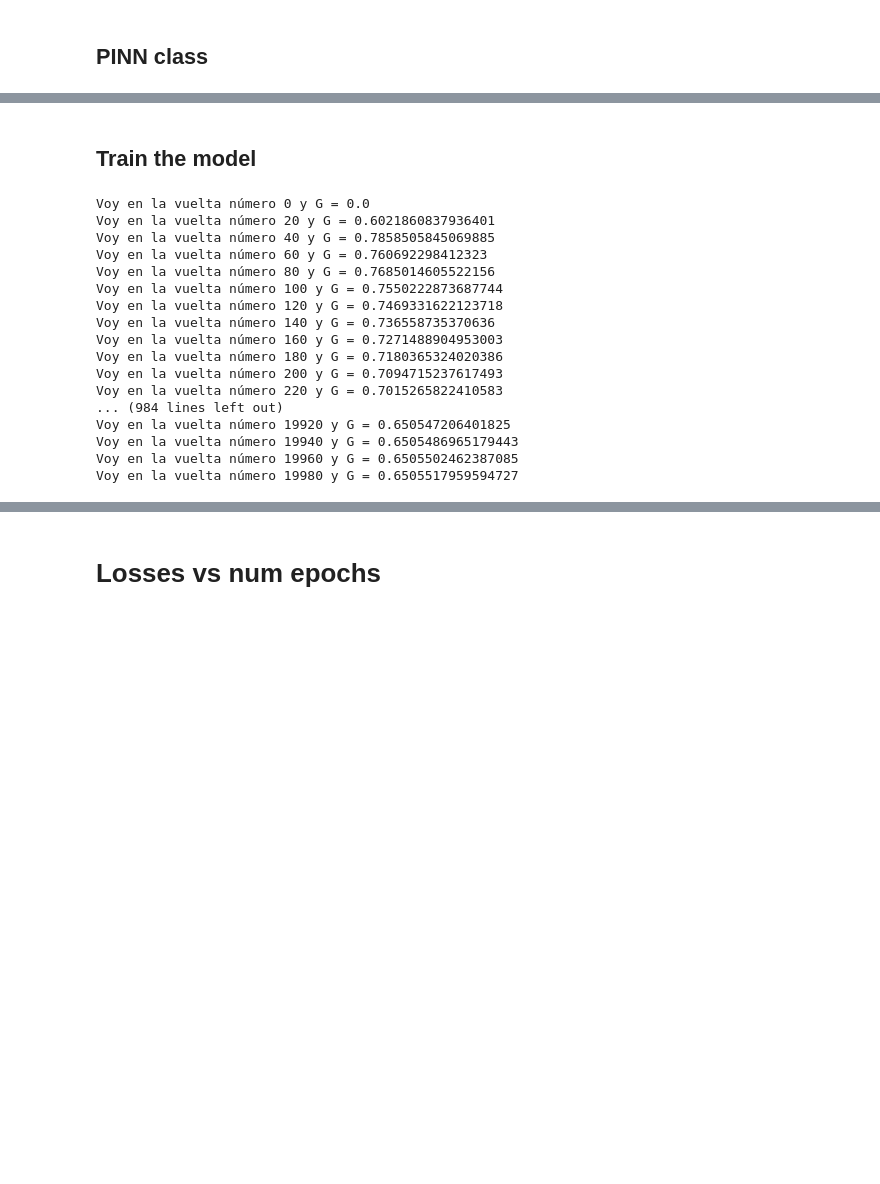
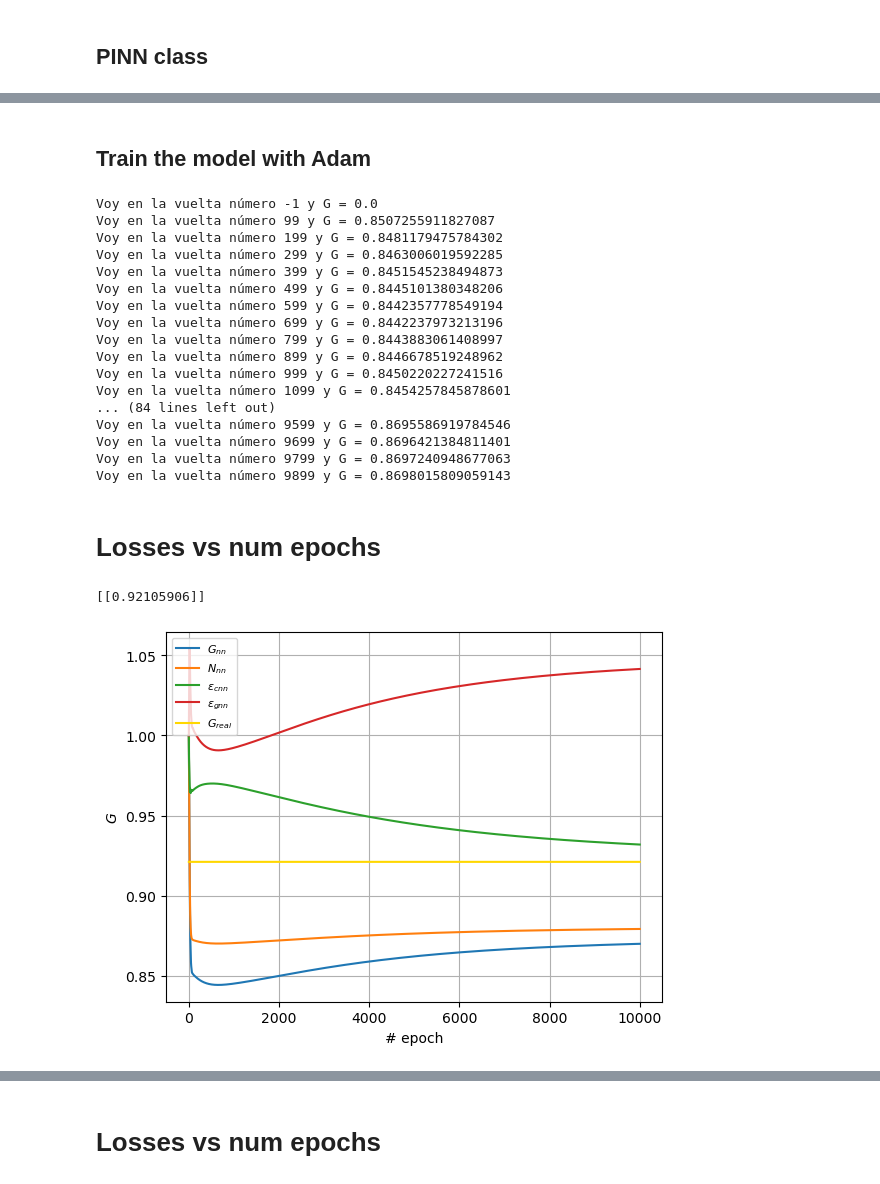
Before and after one commit to mvanzulli/Heat_Transfer_PINN, a Jupyter notebook: playground/Part2_torch.ipynb, the cells around one changed output, grey strips where cells are left out. Saved outputs shown, nothing was run; the diff lists cells and outputs as text; code cells hidden in the pictures; blank space fills up the shorter version.

```diff
--- a/playground/Part2_torch.ipynb
+++ b/playground/Part2_torch.ipynb
@@ -349,5 +372,5 @@ Our initial of the other params are:
 # %% [markdown]
-## Train the model
+## Train the model with Adam
 # %%
 'Neural Network Summary'
 pinn = PINN(layers)
@@ -361,10 +384,10 @@ optimizer = torch.optim.Adam(params, lr,
 
 
 'Store losses and predicted G values'
-loss_theta = np.zeros((steps,))
-loss_f = np.zeros((steps,))
-loss_bc = np.zeros((steps,))
-loss_hist = np.zeros((steps,))
+# loss_theta = np.zeros((steps,))
+# loss_f = np.zeros((steps,))
+# loss_bc = np.zeros((steps,))
+# loss_hist = np.zeros((steps,))
 G_hist = np.zeros((steps,))
 N_hist = np.zeros((steps,))
 ec_hist = np.zeros((steps,))
@@ -373,19 +396,21 @@ eg_hist = np.zeros((steps,))
 
 'Train the model'
 for epoch in range(steps):
-    if epoch%20 == 0:
-        print('Voy en la vuelta número {} y G = {}'.format(epoch,G_hist[epoch-1]))
+    if epoch%(steps // 100) == 0:
+        print('Voy en la vuelta número {} y G = {}'.format(epoch-1,G_hist[epoch-1]))
     # compute net U prediction
     theta_nn = pinn.dnn(X_real)
     # compute losses
-    loss_theta[epoch] = pinn.loss_data(X_real, Theta_real).to('cpu').detach().numpy()
-    loss_f[epoch]     = pinn.loss_PDE(X_train_f).to('cpu').detach().numpy()
-    loss_bc[epoch]    = pinn.loss_BC(X_bc).to('cpu').detach().numpy()
-    loss = pinn.loss(X_real, Theta_real, X_train_f,X_bc)
-    loss_hist[epoch] = loss.to('cpu').detach().numpy()
+#     loss_theta[epoch] = pinn.loss_data(X_real, Theta_real).to('cpu').detach().numpy()
+#     loss_f[epoch]     = pinn.loss_PDE(X_train_f).to('cpu').detach().numpy()
+#     loss_bc[epoch]    = pinn.loss_BC(X_bc).to('cpu').detach().numpy()
+#     loss_hist[epoch] = loss.to('cpu').detach().numpy()
+    loss = pinn.loss(X_real, Theta_real, X_train_f,X_bc, True)
     # store parameters
     G_hist[epoch], N_hist[epoch], ec_hist[epoch], eg_hist[epoch]  = pinn.G, pinn.N, pinn.ec, pinn.eg
 
+    # increment the counter
+    pinn.iter +=1
     # update parameters
     optimizer.zero_grad()       # Zero Out the gradient
     loss.backward()
@@ -393,20 +418,22 @@ for epoch in range(steps):
 
     test_error, _ = pinn.test()
 # %% [output]
-Voy en la vuelta número 0 y G = 0.0
-Voy en la vuelta número 20 y G = 0.6021860837936401
-Voy en la vuelta número 40 y G = 0.7858505845069885
-Voy en la vuelta número 60 y G = 0.760692298412323
-Voy en la vuelta número 80 y G = 0.7685014605522156
-Voy en la vuelta número 100 y G = 0.7550222873687744
-Voy en la vuelta número 120 y G = 0.7469331622123718
-Voy en la vuelta número 140 y G = 0.736558735370636
-Voy en la vuelta número 160 y G = 0.7271488904953003
-Voy en la vuelta número 180 y G = 0.7180365324020386
-Voy en la vuelta número 200 y G = 0.7094715237617493
-Voy en la vuelta número 220 y G = 0.7015265822410583
-... (984 lines left out)
-Voy en la vuelta número 19920 y G = 0.650547206401825
-Voy en la vuelta número 19940 y G = 0.6505486965179443
-Voy en la vuelta número 19960 y G = 0.6505502462387085
-Voy en la vuelta número 19980 y G = 0.6505517959594727
+Voy en la vuelta número -1 y G = 0.0
+Voy en la vuelta número 99 y G = 0.8507255911827087
+Voy en la vuelta número 199 y G = 0.8481179475784302
+Voy en la vuelta número 299 y G = 0.8463006019592285
+Voy en la vuelta número 399 y G = 0.8451545238494873
+Voy en la vuelta número 499 y G = 0.8445101380348206
+Voy en la vuelta número 599 y G = 0.8442357778549194
+Voy en la vuelta número 699 y G = 0.8442237973213196
+Voy en la vuelta número 799 y G = 0.8443883061408997
+Voy en la vuelta número 899 y G = 0.8446678519248962
+Voy en la vuelta número 999 y G = 0.8450220227241516
+Voy en la vuelta número 1099 y G = 0.8454257845878601
+... (84 lines left out)
+Voy en la vuelta número 9599 y G = 0.8695586919784546
+Voy en la vuelta número 9699 y G = 0.8696421384811401
+Voy en la vuelta número 9799 y G = 0.8697240948677063
+Voy en la vuelta número 9899 y G = 0.8698015809059143
+# %% [markdown]
+# Losses vs num epochs
@@ -412,0 +454,15 @@ Voy en la vuelta número 19980 y G = 0.6505517959594727
+# %%
+plt.cla()
+plt.plot(range(steps), G_hist, label = r'$G_{nn}$')
+plt.plot(range(steps), N_hist, label = r'$N_{nn}$')
+plt.plot(range(steps), ec_hist, label = r'$\epsilon_{cnn}$')
+plt.plot(range(steps), eg_hist, label = r'$\epsilon_{gnn}$')
+print(G_real)
+plt.plot(range(steps), G_real*np.ones((steps,1)), label = r'$G_{real}$', color = 'gold')
+plt.legend(loc='best', prop={'size': 8})
+plt.xlabel('# epoch')
+plt.ylabel(r'$G$')
+plt.grid(True, which="both", ls="-")
+# %% [output]
+[[0.92105906]]
+[figure, added]
```
Also changed, not shown: parts of 26 cells of this notebook, 10 other files.
